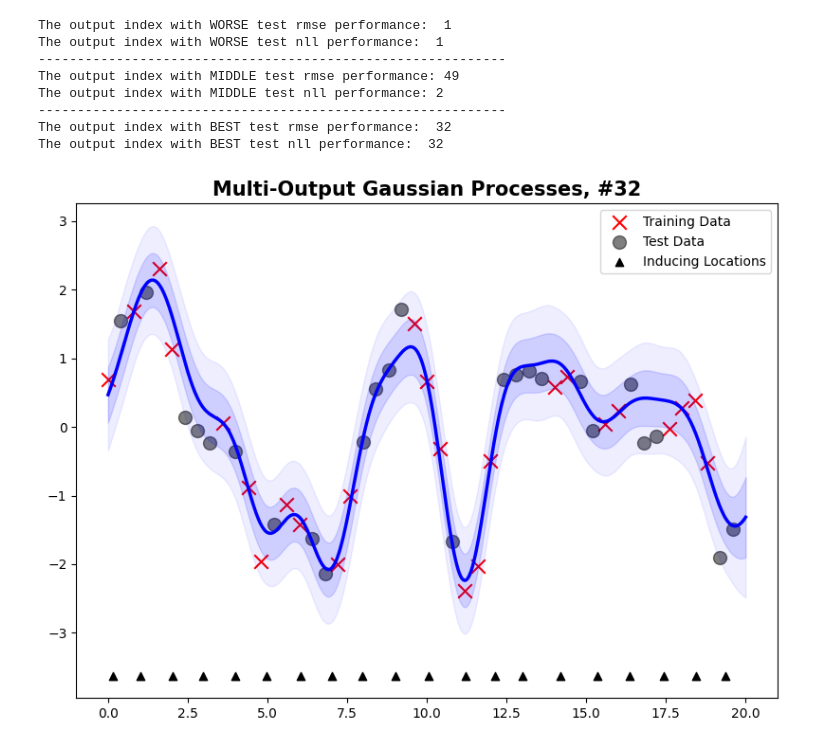
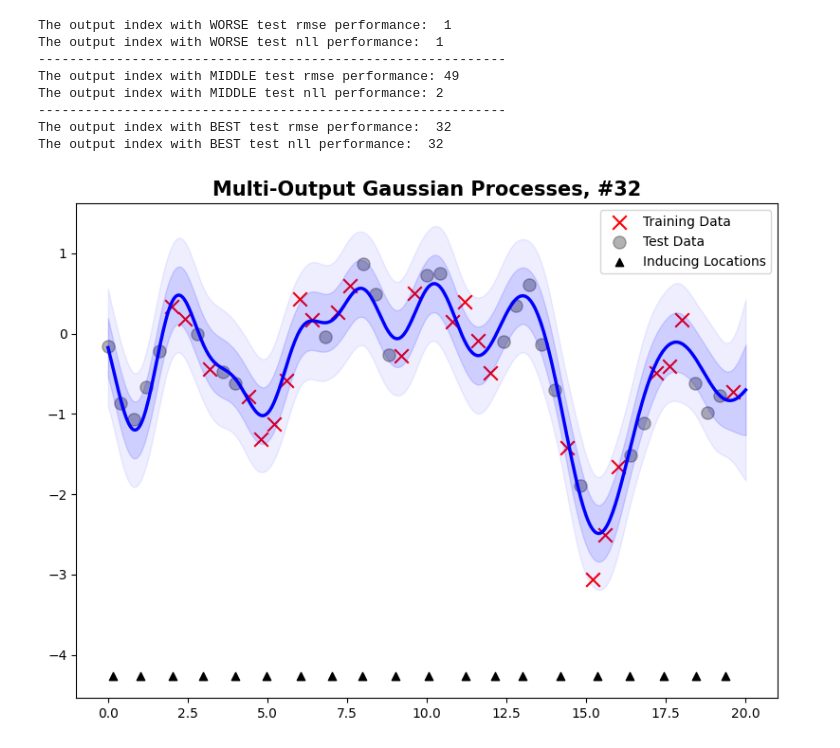
Before and after one commit to XiaoyuJiang17/Scalable_LVMOGP, a Jupyter notebook: analysis/synthetic/OurModel/Scale_RBF/why_integration_pred_fail.ipynb, the cells around one changed output. Cells and saved outputs as stored; diff of their text form; code cells hidden in the pictures.

```diff
--- a/analysis/synthetic/OurModel/Scale_RBF/why_integration_pred_fail.ipynb
+++ b/analysis/synthetic/OurModel/Scale_RBF/why_integration_pred_fail.ipynb
@@ -51,6 +51,19 @@ my_likelihood.load_state_dict(likelihood_state_dict)
 <All keys matched successfully>
 # %% [markdown]
 ## Look at latent variables
+# %%
+'''
+from linear_operator.operators import KroneckerProductLinearOperator, TriangularLinearOperator, LinearOperator, CholLinearOperator
+
+chol_covar_latent_u = my_model.variational_strategy._variational_distribution.chol_variational_covar_latent.data
+covar_latent_u = CholLinearOperator(chol_covar_latent_u)
+chol_covar_input_u = my_model.variational_strategy._variational_distribution.chol_variational_covar_input.data
+covar_input_u = CholLinearOperator(chol_covar_input_u)
+
+covar_u = KroneckerProductLinearOperator(covar_latent_u, covar_input_u)
+
+covar_u.to_dense()
+'''
 # %% [markdown]
 ## Load in dataset
 # %%
@@ -357,7 +370,7 @@ The output index with MIDDLE test nll performance: 2
 The output index with BEST test rmse performance:  32
 The output index with BEST test nll performance:  32
 # %%
-function_index = 0
+function_index = 32
 w_train_input, w_train_target, w_test_input, w_test_target, w_gp_pred_mean, w_gp_pred_std, performance_dirct = evaluate_on_single_output(
                                                         function_index = function_index,
                                                         data_inputs = data_inputs,
@@ -470,32 +483,32 @@ The output index with MIDDLE test nll performance: 2
 The output index with BEST test rmse performance:  32
 The output index with BEST test nll performance:  32
 # %%
-function_index = 49
+function_index = 32
 w_train_input, w_train_target, w_test_input, w_test_target, w_gp_pred_mean, w_gp_pred_std, performance_dirct = evaluate_on_single_output(
                                                         function_index = function_index,
                                                         data_inputs = data_inputs,
                                                         data_Y_squeezed = data_Y_squeezed,
                                                         ls_of_ls_train_input = ls_of_ls_train_input,
                                                         ls_of_ls_test_input = ls_of_ls_test_input,
                                                         train_sample_idx_ls = train_sample_idx_ls,
                                                         test_sample_idx_ls = test_sample_idx_ls,
                                                         all_pred_mean = all_pred_mean_,
                                                         all_pred_var = all_pred_var_,
                                                         n_data4visual = n_data4visual,
                                                         all_pred_mean4visual = all_pred_mean4visual_,
                                                         all_pred_var4visual = all_pred_var4visual_
 )
 
 plot_traindata_testdata_fittedgp(train_X=w_train_input,
                                  train_Y=w_train_target,
                                  test_X=w_test_input,
                                  test_Y=w_test_target,
                                  gp_X=inputs_total4visual,
                                  gp_pred_mean=w_gp_pred_mean,
                                  gp_pred_std=w_gp_pred_std,
                                  inducing_points_X=my_model.variational_strategy.inducing_points_input.data,
                                  n_inducing_C=config['n_inducing_input'],
                                  title='Multi-Output Gaussian Processes, #32',
                                  title_fontsize=15) # NOTE: input is C not X
 # %% [output]
-[figure, old version]
+[figure, new version]
```
Also changed, not shown: parts of 1 cell of this notebook, 21 other files.
